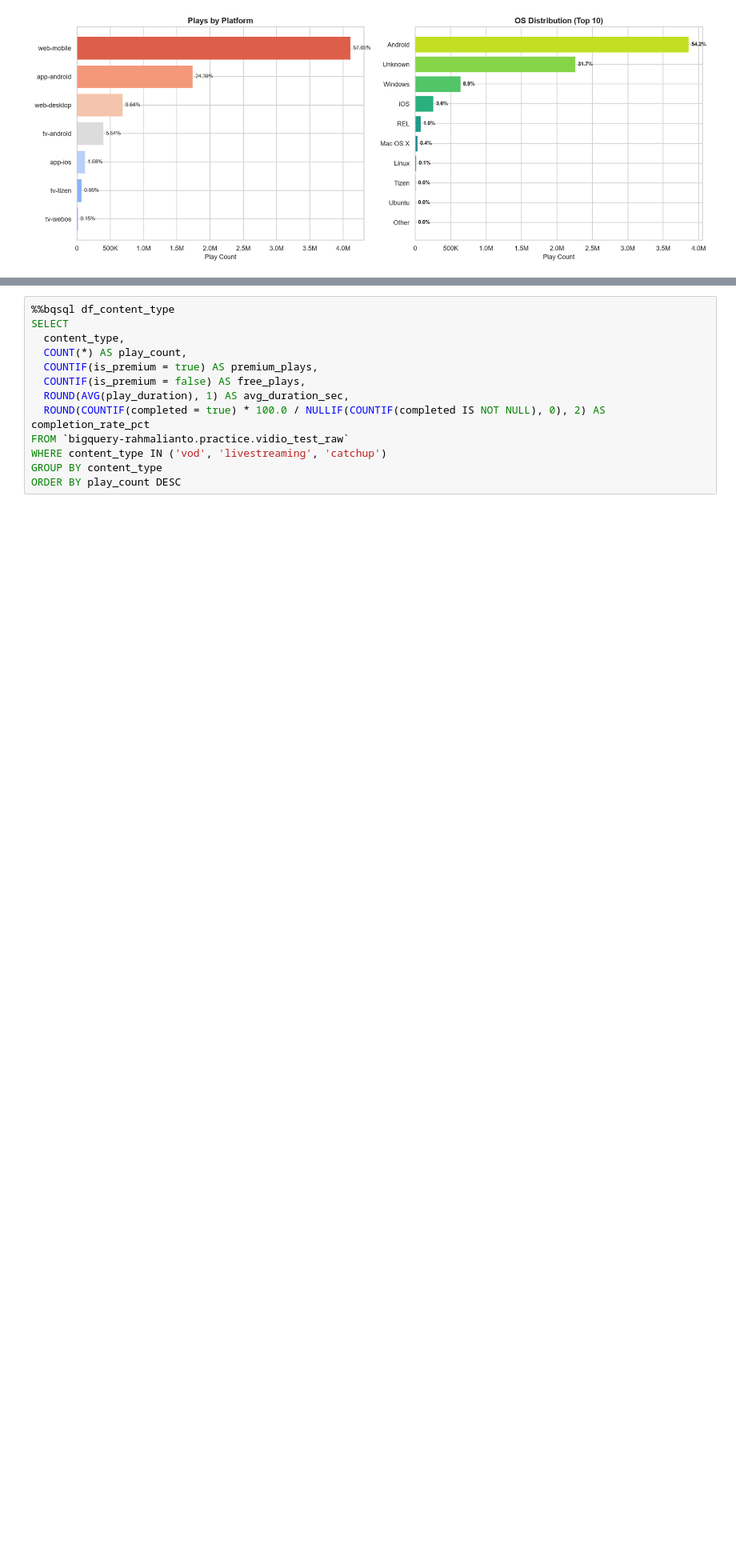
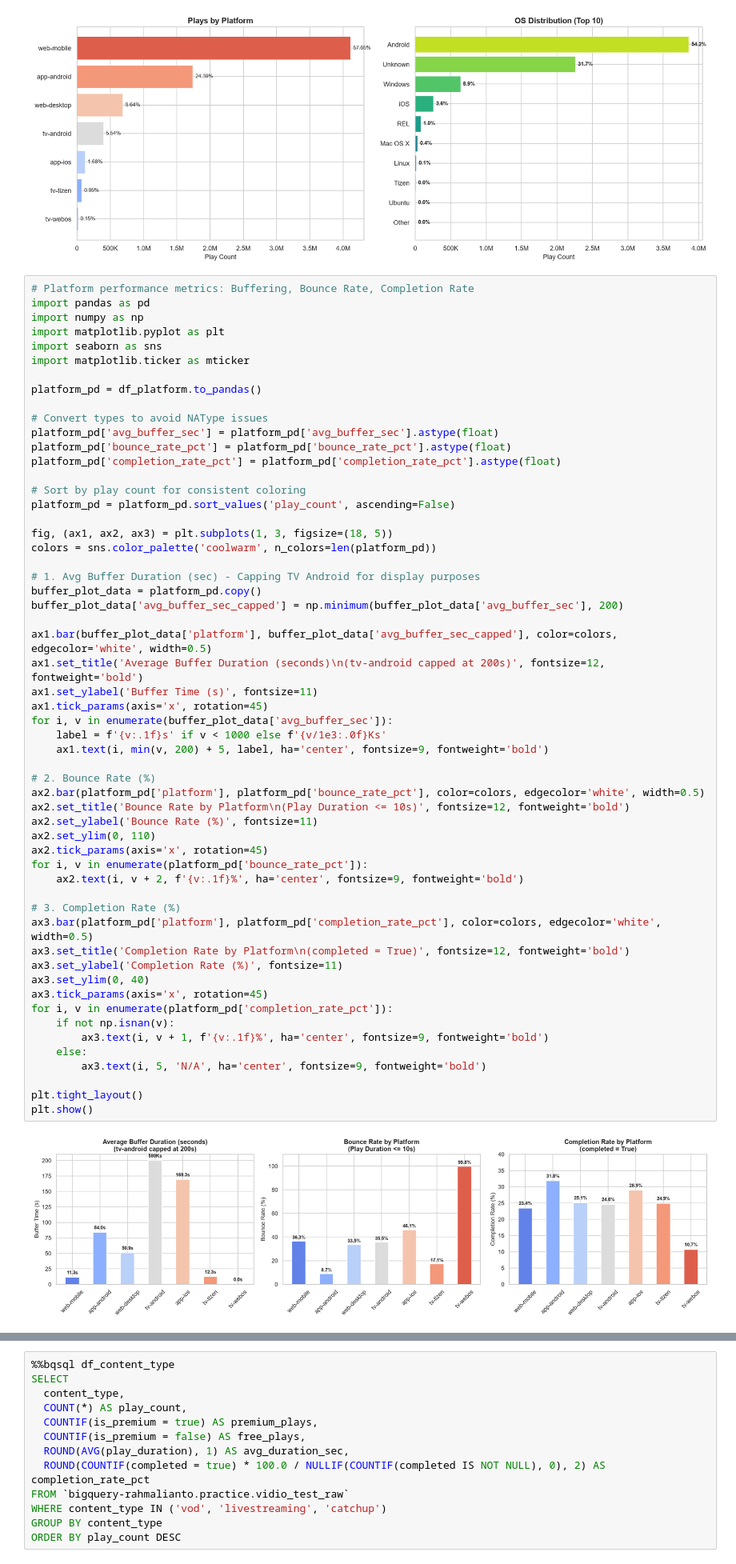
Before and after one commit to rahmalianto/practice, a Jupyter notebook: vidio_eda.ipynb, the cells around one changed output, grey strips where cells are left out. Shown at 80% size. Drawn from its saved outputs; the diff is of its cells as text; blank space fills up the shorter version.

```diff
--- a/vidio_eda.ipynb
+++ b/vidio_eda.ipynb
@@ -422,3 +433,61 @@ plt.tight_layout()
 plt.show()
 # %% [output]
 [figure]
+# %%
+# Platform performance metrics: Buffering, Bounce Rate, Completion Rate
+import pandas as pd
+import numpy as np
+import matplotlib.pyplot as plt
+import seaborn as sns
+import matplotlib.ticker as mticker
+
+platform_pd = df_platform.to_pandas()
+
+# Convert types to avoid NAType issues
+platform_pd['avg_buffer_sec'] = platform_pd['avg_buffer_sec'].astype(float)
+platform_pd['bounce_rate_pct'] = platform_pd['bounce_rate_pct'].astype(float)
+platform_pd['completion_rate_pct'] = platform_pd['completion_rate_pct'].astype(float)
+
+# Sort by play count for consistent coloring
+platform_pd = platform_pd.sort_values('play_count', ascending=False)
+
+fig, (ax1, ax2, ax3) = plt.subplots(1, 3, figsize=(18, 5))
+colors = sns.color_palette('coolwarm', n_colors=len(platform_pd))
+
+# 1. Avg Buffer Duration (sec) - Capping TV Android for display purposes
+buffer_plot_data = platform_pd.copy()
+buffer_plot_data['avg_buffer_sec_capped'] = np.minimum(buffer_plot_data['avg_buffer_sec'], 200)
+
+ax1.bar(buffer_plot_data['platform'], buffer_plot_data['avg_buffer_sec_capped'], color=colors, edgecolor='white', width=0.5)
+ax1.set_title('Average Buffer Duration (seconds)\n(tv-android capped at 200s)', fontsize=12, fontweight='bold')
+ax1.set_ylabel('Buffer Time (s)', fontsize=11)
+ax1.tick_params(axis='x', rotation=45)
+for i, v in enumerate(buffer_plot_data['avg_buffer_sec']):
+    label = f'{v:.1f}s' if v < 1000 else f'{v/1e3:.0f}Ks'
+    ax1.text(i, min(v, 200) + 5, label, ha='center', fontsize=9, fontweight='bold')
+
+# 2. Bounce Rate (%)
+ax2.bar(platform_pd['platform'], platform_pd['bounce_rate_pct'], color=colors, edgecolor='white', width=0.5)
+ax2.set_title('Bounce Rate by Platform\n(Play Duration <= 10s)', fontsize=12, fontweight='bold')
+ax2.set_ylabel('Bounce Rate (%)', fontsize=11)
+ax2.set_ylim(0, 110)
+ax2.tick_params(axis='x', rotation=45)
+for i, v in enumerate(platform_pd['bounce_rate_pct']):
+    ax2.text(i, v + 2, f'{v:.1f}%', ha='center', fontsize=9, fontweight='bold')
+
+# 3. Completion Rate (%)
+ax3.bar(platform_pd['platform'], platform_pd['completion_rate_pct'], color=colors, edgecolor='white', width=0.5)
+ax3.set_title('Completion Rate by Platform\n(completed = True)', fontsize=12, fontweight='bold')
+ax3.set_ylabel('Completion Rate (%)', fontsize=11)
+ax3.set_ylim(0, 40)
+ax3.tick_params(axis='x', rotation=45)
+for i, v in enumerate(platform_pd['completion_rate_pct']):
+    if not np.isnan(v):
+        ax3.text(i, v + 1, f'{v:.1f}%', ha='center', fontsize=9, fontweight='bold')
+    else:
+        ax3.text(i, 5, 'N/A', ha='center', fontsize=9, fontweight='bold')
+
+plt.tight_layout()
+plt.show()
+# %% [output]
+[figure, added]
```
Also changed, not shown: parts of 10 cells of this notebook.
